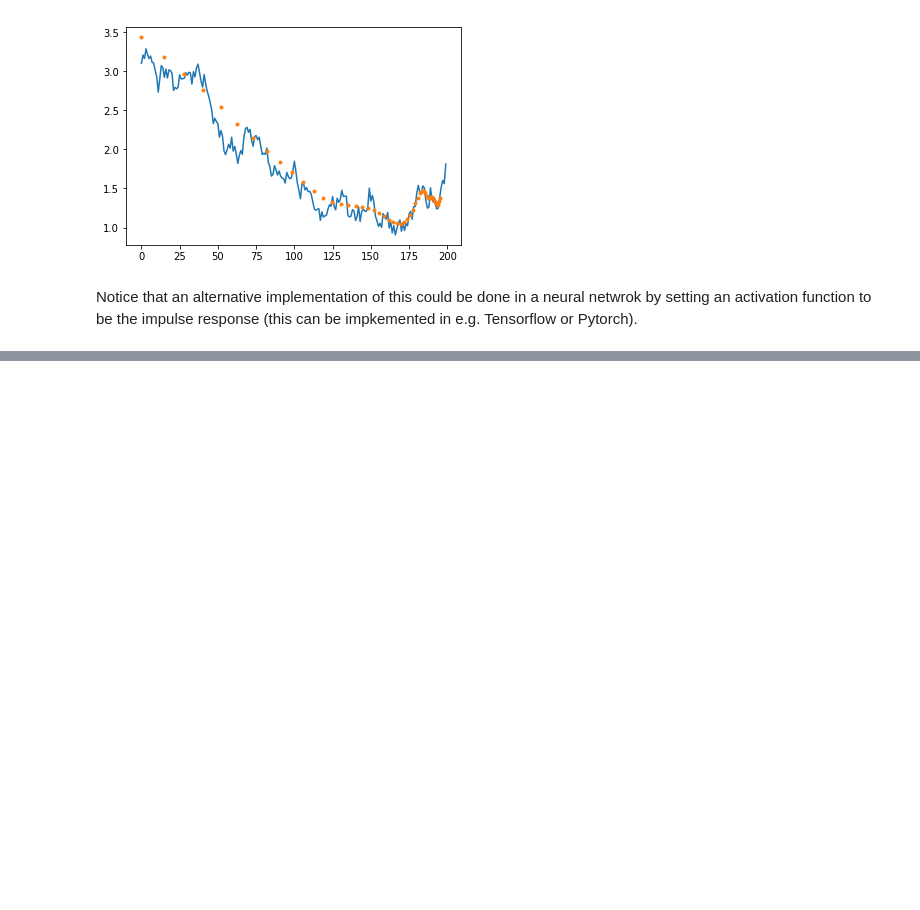
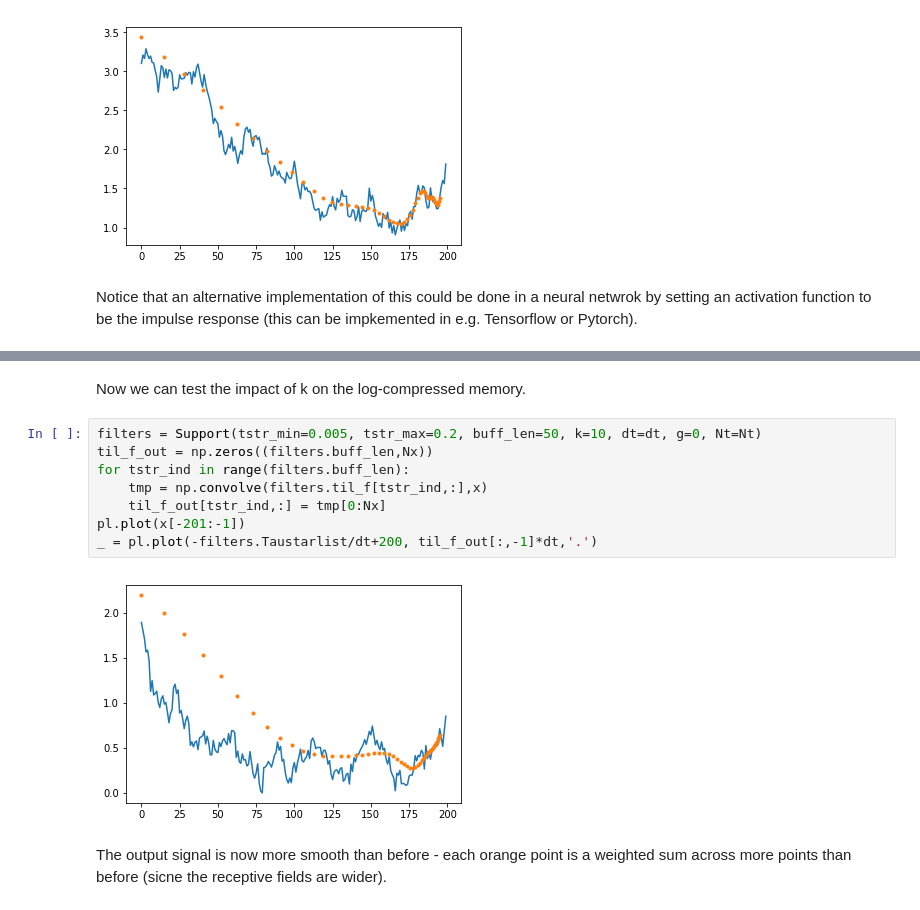
Before and after one commit to zorant/WM_demo, a Jupyter notebook: log_compression_conv_toy.ipynb, the cells around one changed output, grey strips where cells are left out. Cells and saved outputs as stored; diff of their text form; blank space fills up the shorter version.

```diff
--- a/log_compression_conv_toy.ipynb
+++ b/log_compression_conv_toy.ipynb
@@ -120,0 +128,14 @@ Notice that an alternative implementation of this could be done in a neural netw
+# %% [markdown]
+Now we can test the impact of k on the log-compressed memory.
+# %%
+filters = Support(tstr_min=0.005, tstr_max=0.2, buff_len=50, k=10, dt=dt, g=0, Nt=Nt)
+til_f_out = np.zeros((filters.buff_len,Nx))
+for tstr_ind in range(filters.buff_len):
+    tmp = np.convolve(filters.til_f[tstr_ind,:],x)
+    til_f_out[tstr_ind,:] = tmp[0:Nx]
+pl.plot(x[-201:-1])
+_ = pl.plot(-filters.Taustarlist/dt+200, til_f_out[:,-1]*dt,'.')
+# %% [output]
+[figure, added]
+# %% [markdown]
+The output signal is now more smooth than before - each orange point is a weighted sum across more points than before (sicne the receptive fields are wider).
```
Also changed, not shown: parts of 2 cells of this notebook.
